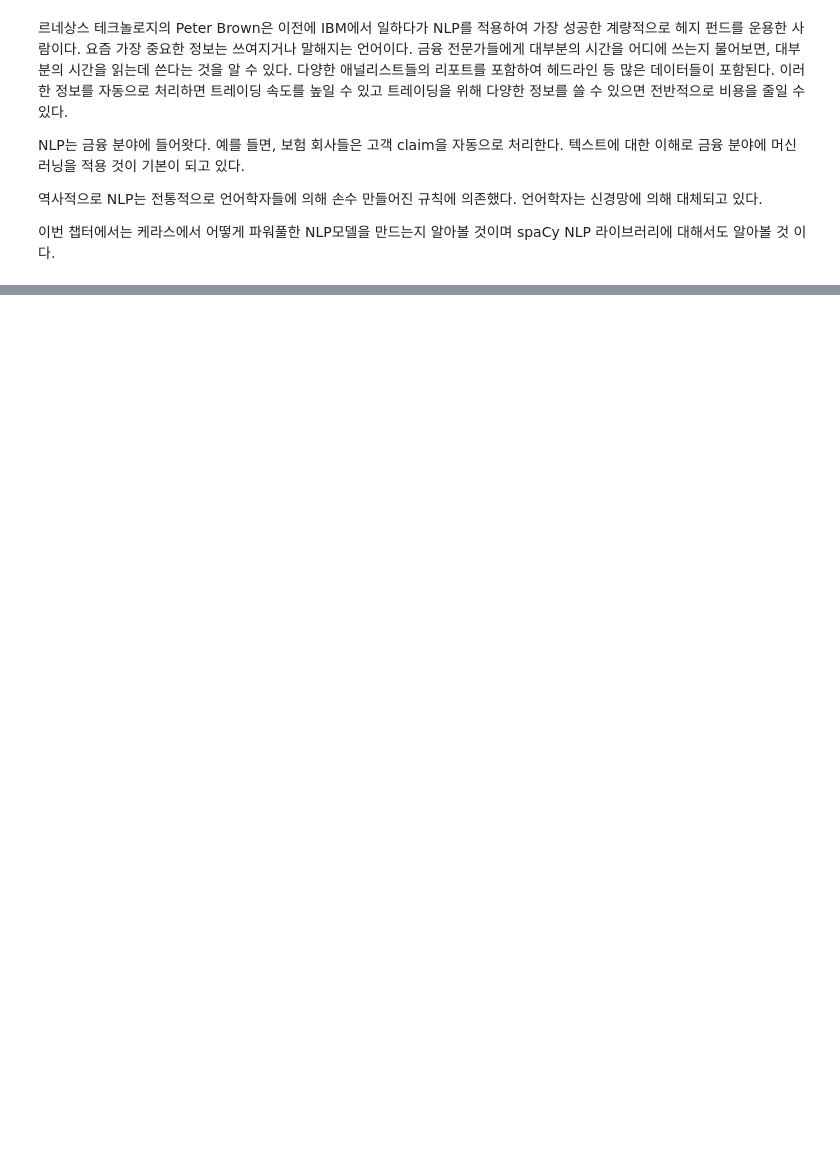
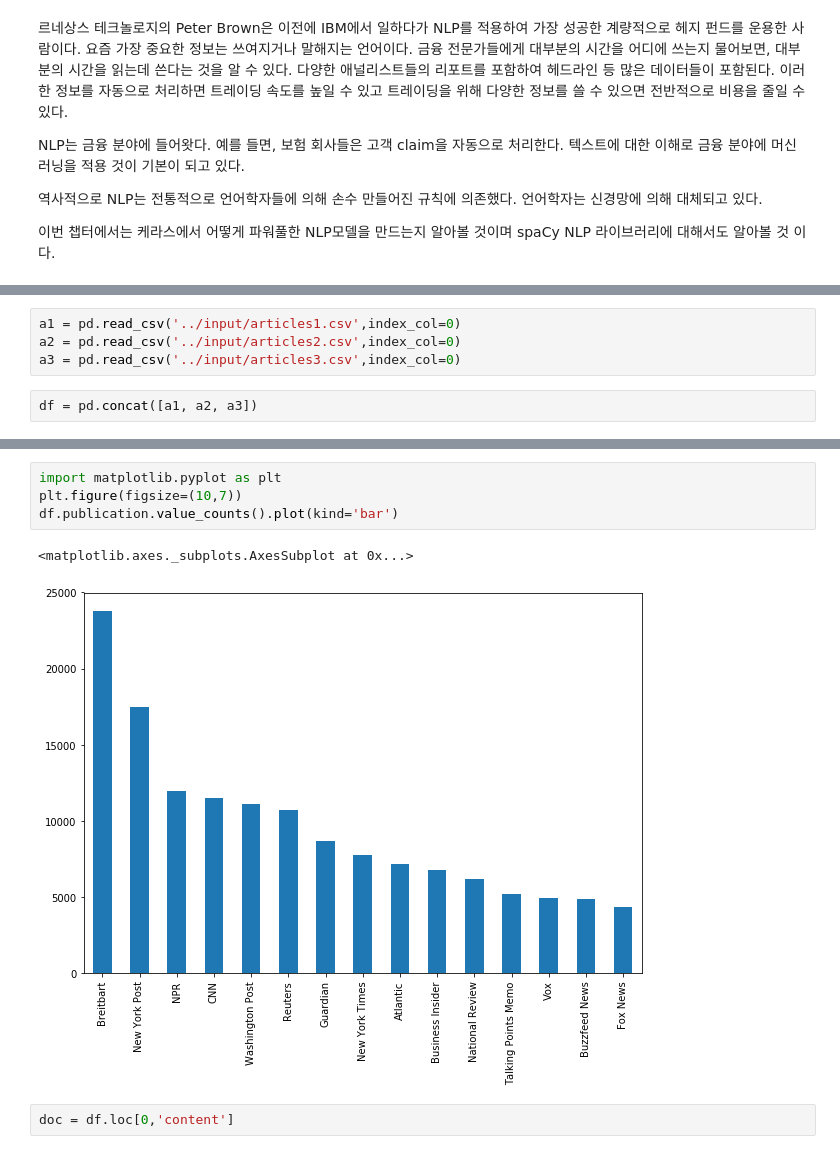
Before and after one commit to werellel/ML-for-Finance, a Jupyter notebook: parsing_textual_data_with_natural_language_processing.ipynb, the cells around one changed output, grey strips where cells are left out. Cells and saved outputs as stored; diff of their text form; blank space fills up the shorter version.

Commit message:
import data

```diff
--- a/parsing_textual_data_with_natural_language_processing.ipynb
+++ b/parsing_textual_data_with_natural_language_processing.ipynb
@@ -11,0 +20,6 @@ Fine-tuning spaCy's models for your own custom application
+# %%
+a1 = pd.read_csv('../input/articles1.csv',index_col=0)
+a2 = pd.read_csv('../input/articles2.csv',index_col=0)
+a3 = pd.read_csv('../input/articles3.csv',index_col=0)
+# %%
+df = pd.concat([a1, a2, a3])
@@ -11,0 +49,9 @@ Fine-tuning spaCy's models for your own custom application
+# %%
+import matplotlib.pyplot as plt
+plt.figure(figsize=(10,7))
+df.publication.value_counts().plot(kind='bar')
+# %% [output]
+<matplotlib.axes._subplots.AxesSubplot at 0x...>
+[figure, added]
+# %%
+doc = df.loc[0,'content']
```
Also changed, not shown: parts of 5 cells of this notebook.
